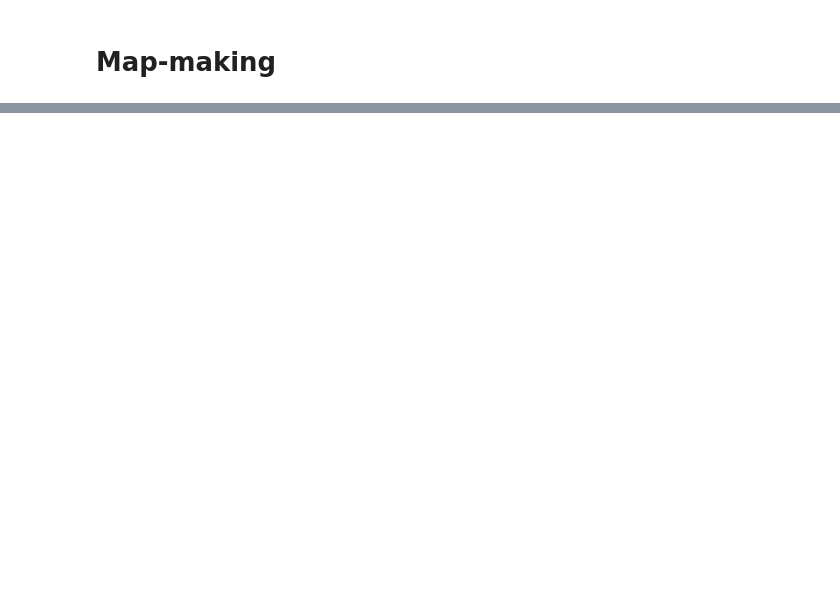
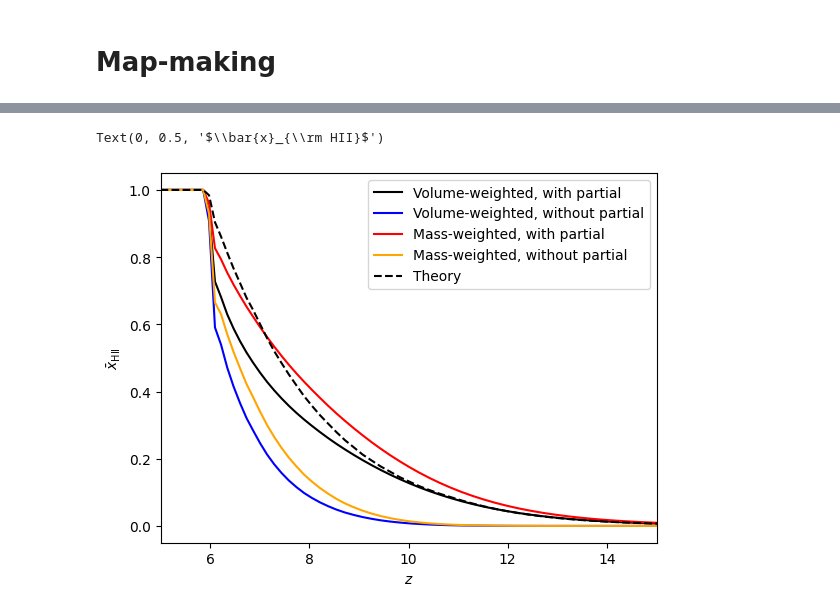
Before and after one commit to JulianBMunoz/Zeus21, a Jupyter notebook: docs/tutorials/Tutorial_Zeus21_Maps.ipynb, the cells around one changed output, grey strips where cells are left out. Cells and saved outputs as stored; diff of their text form; code cells hidden in the pictures; blank space fills up the shorter version.

```diff
--- a/docs/tutorials/Tutorial_Zeus21_Maps.ipynb
+++ b/docs/tutorials/Tutorial_Zeus21_Maps.ipynb
@@ -83,0 +62,13 @@ and more!
+# %%
+# this is the default setup the user should use
+
+Reio = m.ReioMapsConfig(
+    input_boxlength = Lbox,             # box size (cMpc)
+    ncells = Ncells,                    # number of cells per side
+    seed = seed,                        # random seed
+    PRINT_TIMER = False,                # print timer to track the computation
+    COMPUTE_DENSITY_AT_ALLZ = True,     # compute the density field at each of the input z
+    COMPUTE_MASSWEIGHTED = True,        # compute *ALSO* the volume-weighted or mass-weighted ionization field; the latter is only relevant to estimate tau
+    COMPUTE_PARTIAL_IONIZATIONS = True, # compute *ALSO* the partial reionization contribution
+    COMPUTE_ZREION = False,             # compute 3d map of the redshift at which each cell is first ionized
+)
@@ -83,0 +146,17 @@ and more!
+# %%
+# plot the average
+
+plt.plot(T21global.zintegral, reio_map.ion_frac_partial, label = r'Volume-weighted, with partial', color='k')
+plt.plot(T21global.zintegral, reio_map.ion_frac, label = r'Volume-weighted, without partial', color='b')
+plt.plot(T21global.zintegral, reio_map.ion_frac_partial_massweighted, label = r'Mass-weighted, with partial', color='r')
+plt.plot(T21global.zintegral, reio_map.ion_frac_massweighted , label = r'Mass-weighted, without partial', color='orange')
+
+plt.plot(T21global.zintegral, 1. - T21global.xHI_avg, label = 'Theory', color='k', ls='--')
+
+plt.xlim(5,15)
+plt.legend(loc=1)
+plt.xlabel(r'$z$')
+plt.ylabel(r'$\bar{x}_{\rm HII}$')
+# %% [output]
+Text(0, 0.5, '$\\bar{x}_{\\rm HII}$')
+[figure, added]
```
Also changed, not shown: parts of 25 cells of this notebook.
